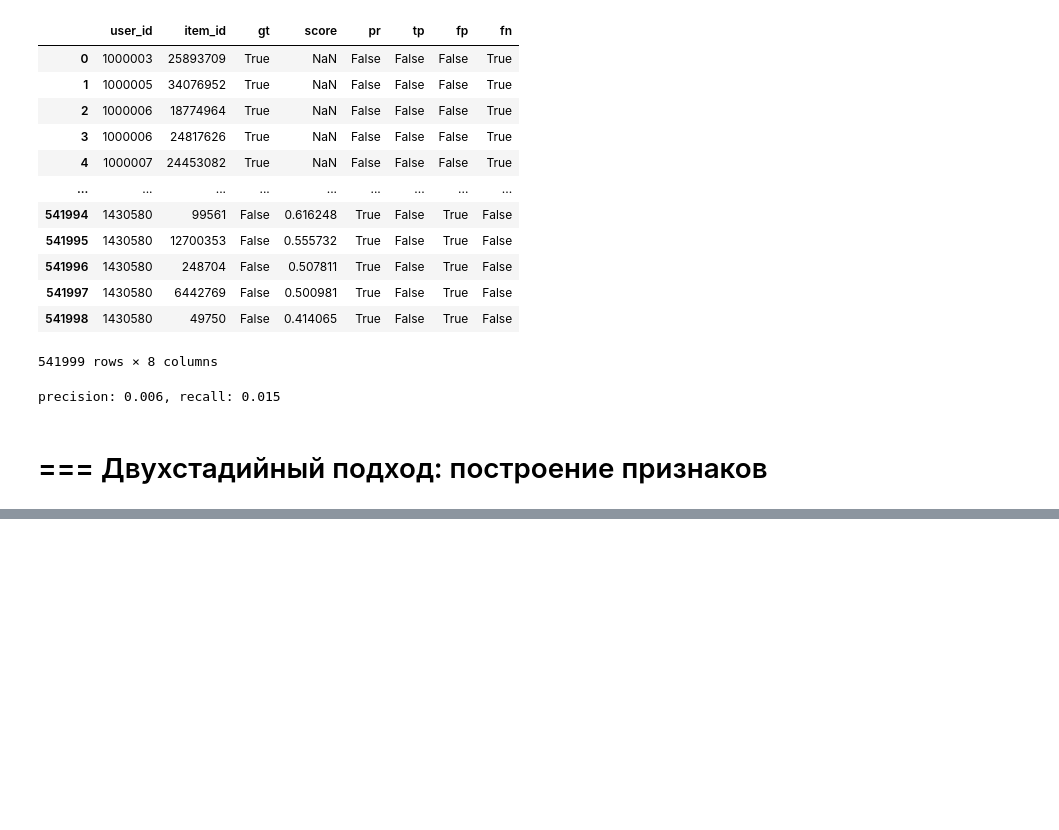
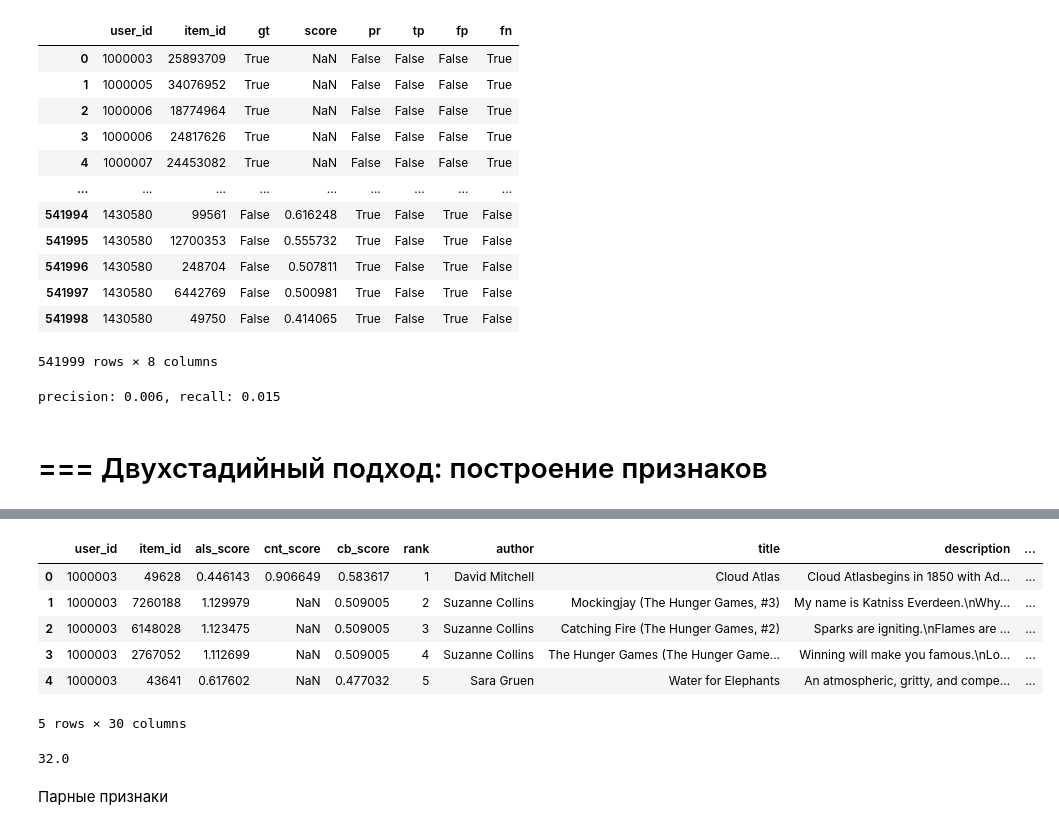
Before and after one commit to ozerge/mle-recsys-start, a Jupyter notebook: main_offline2.ipynb, the cells around one changed output, grey strips where cells are left out. Cells and saved outputs as stored; diff of their text form; code cells hidden in the pictures; blank space fills up the shorter version.

```diff
--- a/main_offline2.ipynb
+++ b/main_offline2.ipynb
@@ -2603,0 +2730,7 @@ precision: 0.006, recall: 0.015
+# %%
+# оставим только тех пользователей, что есть в тесте, для экономии ресурсов
+events_inference = pd.concat([events_train, events_labels])
+events_inference = events_inference[events_inference["user_id"].isin(events_inference["user_id"].drop_duplicates())]
+# %%
+user_features_for_ranking = get_user_features(events_inference)
+user_features_for_ranking.head()
@@ -2603,0 +2745,18 @@ precision: 0.006, recall: 0.015
+# %%
+candidates_to_rank = candidates_to_rank.merge(user_features_for_ranking, on="user_id", how="left")
+candidates_to_rank.head()
+# %% [output]
+|  | user_id | item_id | als_score | cnt_score | cb_score | rank | author | title | description | ... |
+| 0 | 1000003 | 49628 | 0.446143 | 0.906649 | 0.583617 | 1 | David Mitchell | Cloud Atlas | Cloud Atlasbegins in 1850 with Ad... | ... |
+| 1 | 1000003 | 7260188 | 1.129979 | NaN | 0.509005 | 2 | Suzanne Collins | Mockingjay (The Hunger Games, #3) | My name is Katniss Everdeen.\nWhy... | ... |
+| 2 | 1000003 | 6148028 | 1.123475 | NaN | 0.509005 | 3 | Suzanne Collins | Catching Fire (The Hunger Games, #2) | Sparks are igniting.\nFlames are ... | ... |
+| 3 | 1000003 | 2767052 | 1.112699 | NaN | 0.509005 | 4 | Suzanne Collins | The Hunger Games (The Hunger Game... | Winning will make you famous.\nLo... | ... |
+| 4 | 1000003 | 43641 | 0.617602 | NaN | 0.477032 | 5 | Sara Gruen | Water for Elephants | An atmospheric, gritty, and compe... | ... |
+5 rows × 30 columns
+# %%
+# Какой вышла медиана количества прочитанных книг по всем кандидатам в candidates_for_train?
+candidates_for_train["books_read"].median()
+# %% [output]
+32.0
+# %% [markdown]
+Парные признаки
```
Also changed, not shown: parts of 23 cells of this notebook, 2 other files.
